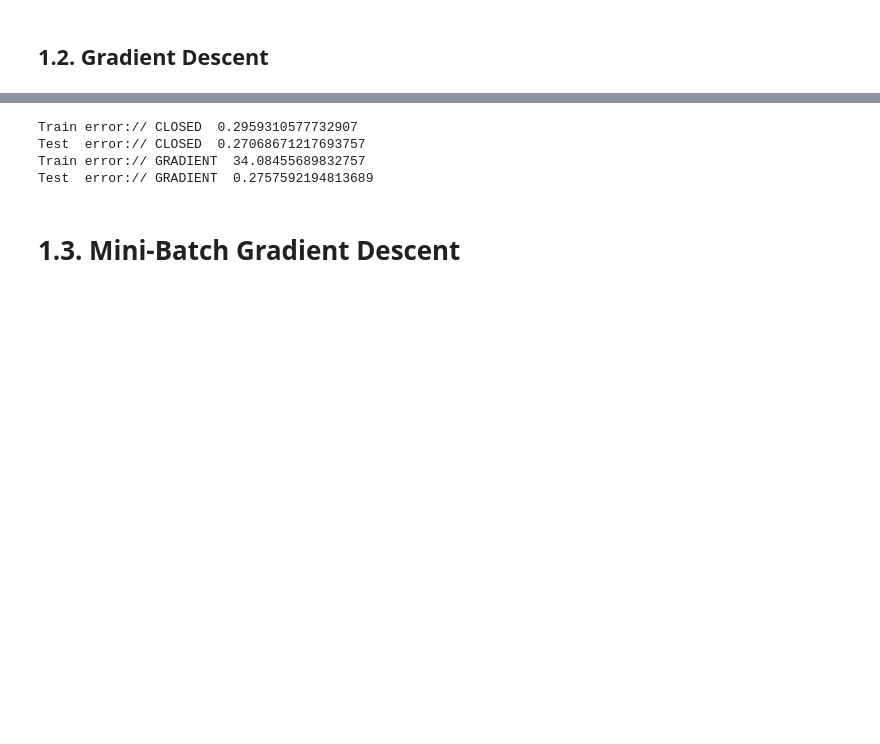
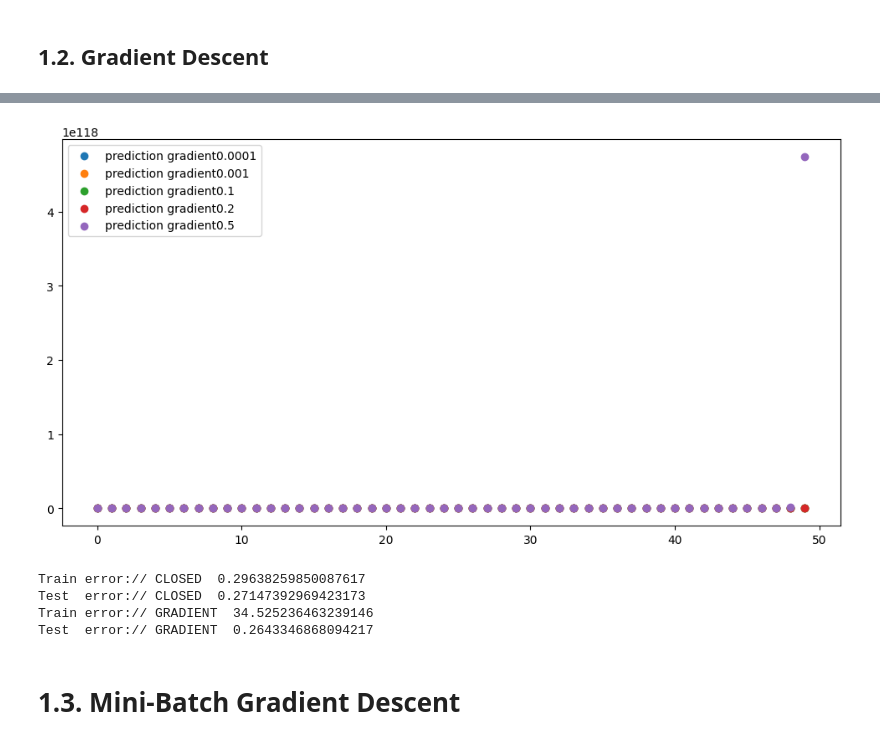
Before and after one commit to iandreileo/homework-ai-linear-regression, a Jupyter notebook: main_EX1.ipynb, the cells around one changed output, grey strips where cells are left out. Saved outputs shown, nothing was run; the diff lists cells and outputs as text; code cells hidden in the pictures; blank space fills up the shorter version.

```diff
--- a/main_EX1.ipynb
+++ b/main_EX1.ipynb
@@ -334,3 +334,47 @@ plt.show()
+# %%
+lrs = [0.0001, 0.001, 0.1, 0.2, 0.5]
+
+plt.figure(figsize=(12,6))
+
+for current_lr in lrs:
+
+    errors = []
+
+    for i in range(0, 50):
+
+        model_gradient = GradientDescent()
+
+        if(DATASET_TYPE == "complex"):
+            X_train_feat_gradient = extract_sinusoidal_features(X_train)
+            X_test_feat_gradient = extract_sinusoidal_features(X_test)
+        else:
+            X_train_feat_gradient = extract_polynomial_features(X_train, M)
+            X_test_feat_gradient = extract_polynomial_features(X_test, M)
+
+        # antrenati modelul vostru
+        model_gradient.fit(X_train_feat_gradient, t_train, i, current_lr)
+
+        # obtineti predictia pe setul de antrenare si pe setul de test
+        y_train_gradient = model_gradient.predict(X_train_feat_gradient)
+        # y_train_gradient = np.zeros(X_train.size)
+        # y_test_gradient = np.zeros(X_test.size)
+        # y_test_std_gradient = np.zeros(X_test.size)
+        y_test_gradient, y_test_std_gradient = model_gradient.predict(X_test_feat_gradient, True)
+
+        # Sortam
+        # sorted_stuffs = list(zip(*sorted(zip(X_test,y_test_gradient))))
+        # X_test_sorted_gradient = sorted_stuffs[0]
+        # y_test_sorted_gradient = sorted_stuffs[1]
+
+        errors.append(mean_squared_error(y_test_gradient, y_test))
+
+        # plt.scatter(X_test_sorted_gradient, y_test_sorted_gradient, label="prediction gradient"+str(current_lr))
+    # print(errors)
+    plt.scatter(list(range(0,50)), errors, label="prediction gradient"+str(current_lr))
+plt.legend()
+plt.show()
+# %% [output]
+[figure, added]
 # %%
 print("Train error:// CLOSED ", mean_squared_error(y_train, t_train))
 print("Test  error:// CLOSED ", mean_squared_error(y_test, t_test))
@@ -338,10 +382,10 @@ print("Test  error:// CLOSED ", mean_squared_error(y_test, t_test))
 print("Train error:// GRADIENT ", mean_squared_error(y_train_gradient, t_train))
 print("Test  error:// GRADIENT ", mean_squared_error(y_test_gradient, t_test))
 # %% [output]
-Train error:// CLOSED  0.2959310577732907
-Test  error:// CLOSED  0.27068671217693757
-Train error:// GRADIENT  34.08455689832757
-Test  error:// GRADIENT  0.2757592194813689
+Train error:// CLOSED  0.29638259850087617
+Test  error:// CLOSED  0.27147392969423173
+Train error:// GRADIENT  34.525236463239146
+Test  error:// GRADIENT  0.2643346868094217
 # %% [markdown]
 # 1.3. Mini-Batch Gradient Descent
 # %%
```
Also changed, not shown: parts of 10 cells of this notebook.
